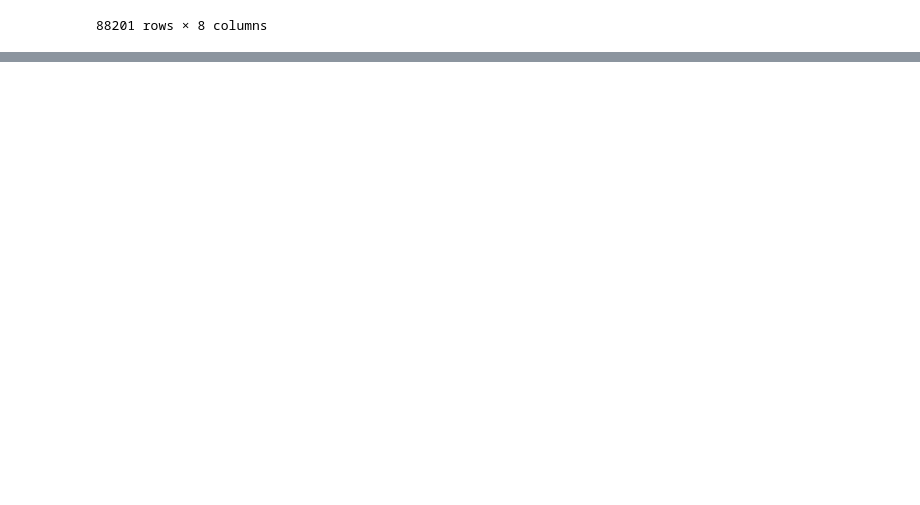
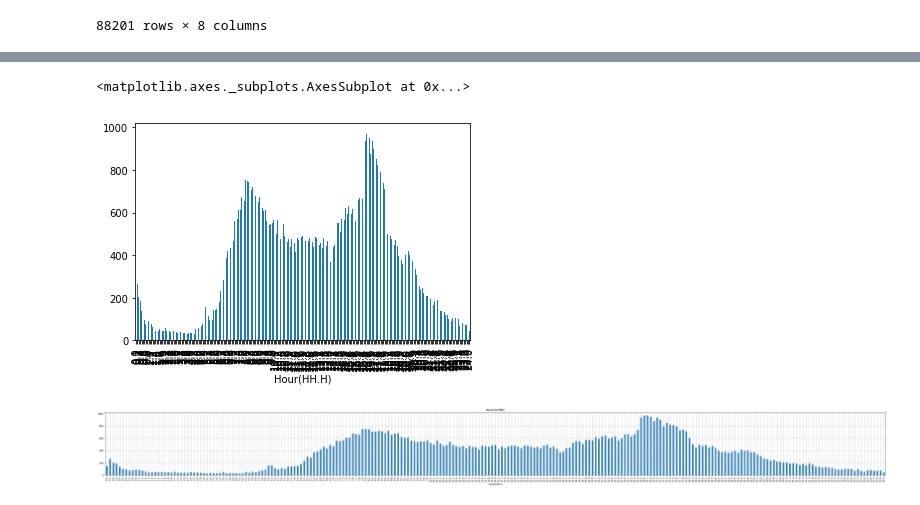
Before and after one commit to jaworra/Jupyter-Notebooks, a Jupyter notebook: crashDataAnalysis.ipynb, the cells around one changed output, grey strips where cells are left out. Cells and saved outputs as stored; diff of their text form; code cells hidden in the pictures; blank space fills up the shorter version.

```diff
--- a/crashDataAnalysis.ipynb
+++ b/crashDataAnalysis.ipynb
@@ -65,4 +65,4 @@ incidents
 | 88200 | 152.978118773,-27.1425877801 | UHLMANN ROAD OFF RAMP | NaN | Crash | 12/08/2012 15:18 | Unknown | 15.18 | 15.3 |
 88201 rows × 8 columns
 # %%
-crash_counincidents.groupby('Hour(HH.H)').count()
+crash_counts =incidents.groupby('Hour(HH.H)').count()
@@ -70,0 +74,9 @@ NameError: name 'crash_counincidents' is not defined
+# %%
+crash_counts['Hour(HH.MM)'].plot(kind='bar')
+# %% [output]
+<matplotlib.axes._subplots.AxesSubplot at 0x...>
+[figure, added]
+# %%
+crash_counts['Hour(HH.MM)'].plot(kind='bar',subplots=True, figsize=(60,5), grid= True);
+# %% [output]
+[figure, added]
```
Also changed, not shown: parts of 3 cells of this notebook.
